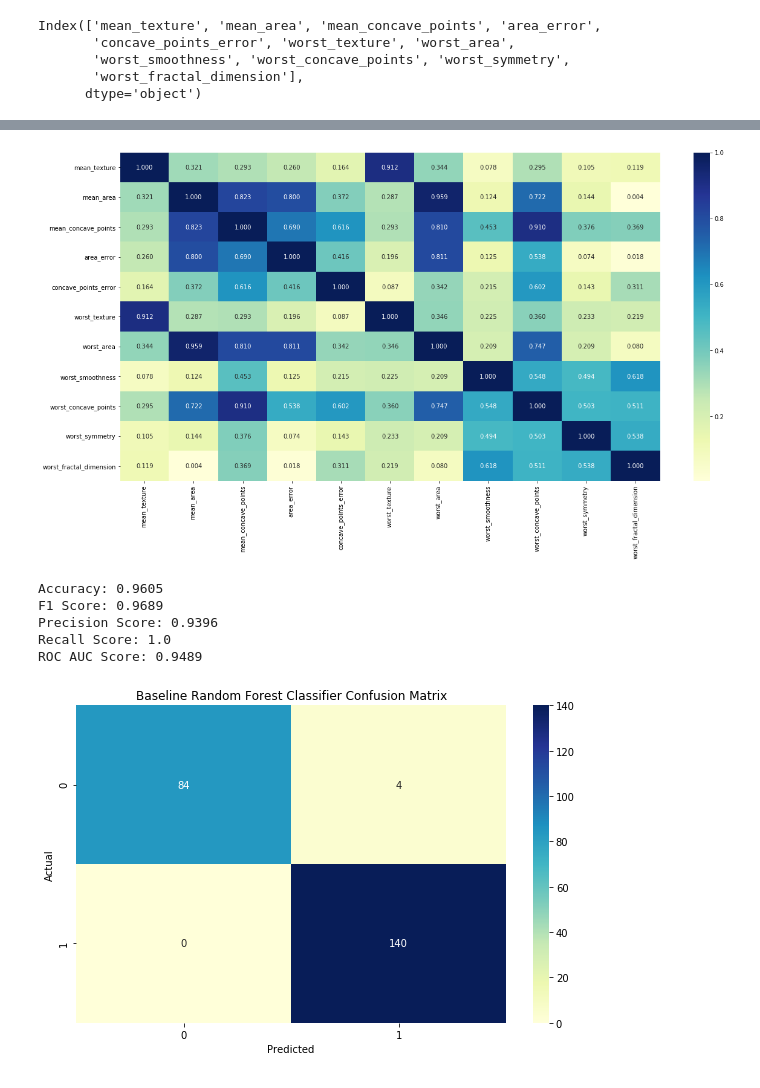
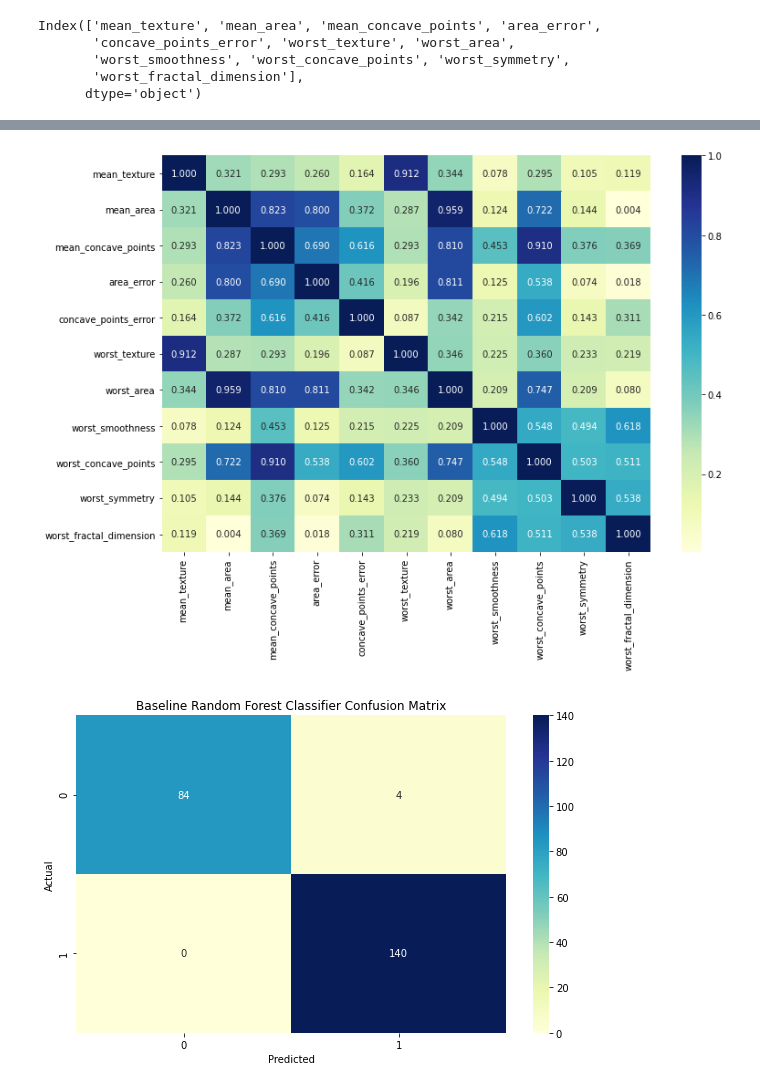
Before and after one commit to uclajsam/Breast_Cancer_Classification, a Jupyter notebook: Breast_Cancer_Classification.ipynb, the cells around one changed output, grey strips where cells are left out. Drawn from its saved outputs; the diff is of its cells as text; code cells hidden in the pictures.

```diff
--- a/Breast_Cancer_Classification.ipynb
+++ b/Breast_Cancer_Classification.ipynb
@@ -397,12 +450,12 @@ Index(['mean_texture', 'mean_area', 'mean_concave_points', 'area_error',
 # %%
 reduced_features_df = reduced_df.drop('target', axis = 1)
 simple_df_2 = reduced_features_df[reduced_features_df.columns[rf_rfe_2.get_support()].tolist()]
 
-plt.figure(figsize = (20, 10))
+plt.figure(figsize = (12, 8))
 sns.heatmap(simple_df_2.corr(), cmap = 'YlGnBu', annot = True, fmt = '0.3f')
 plt.show()
 # %% [output]
-[figure, old version]
+[figure, new version]
 # %%
 def random_forest_results(x_train, x_test, y_train, y_test):
     clf = RandomForestClassifier(n_estimators = 100, random_state = 8, n_jobs = -1)
@@ -412,14 +465,6 @@ def random_forest_results(x_train, x_test, y_train, y_test):
     print('Precision Score:', round(precision_score(y_test, clf.predict(x_test)), 4))
     print('Recall Score:', round(recall_score(y_test, clf.predict(x_test)), 4))
     print('ROC AUC Score:', round(roc_auc_score(y_test, clf.predict(x_test)), 4))
-# %%
-random_forest_results(x_reduced_train, x_reduced_test, y_reduced_train, y_reduced_test)
-# %% [output]
-Accuracy: 0.9605
-F1 Score: 0.9689
-Precision Score: 0.9396
-Recall Score: 1.0
-ROC AUC Score: 0.9489
 # %%
 sel_best = RFE(RandomForestClassifier(n_estimators = 100, random_state = 8, n_jobs = -1),
             n_features_to_select = 11)
```
Also changed, not shown: parts of 26 cells of this notebook.
